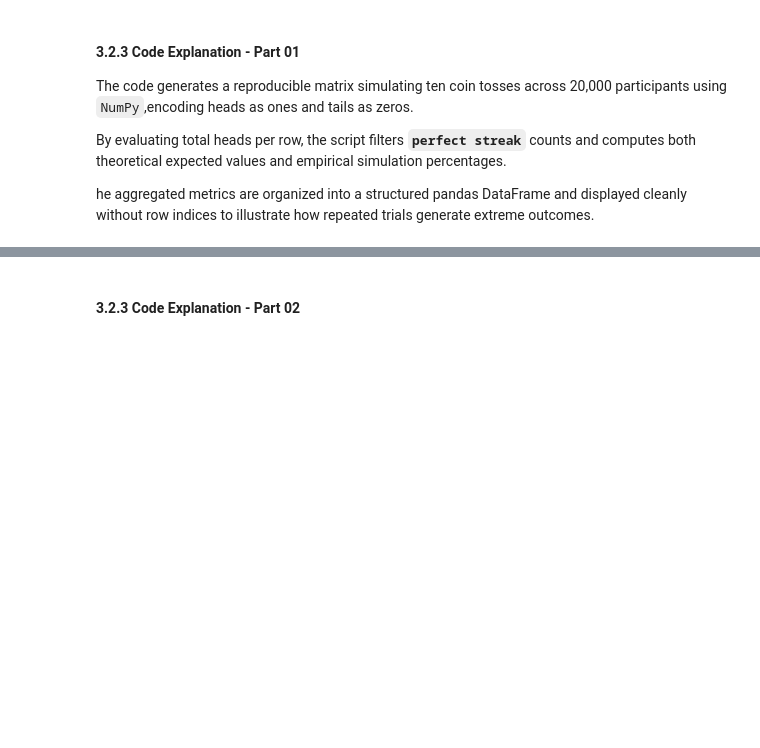
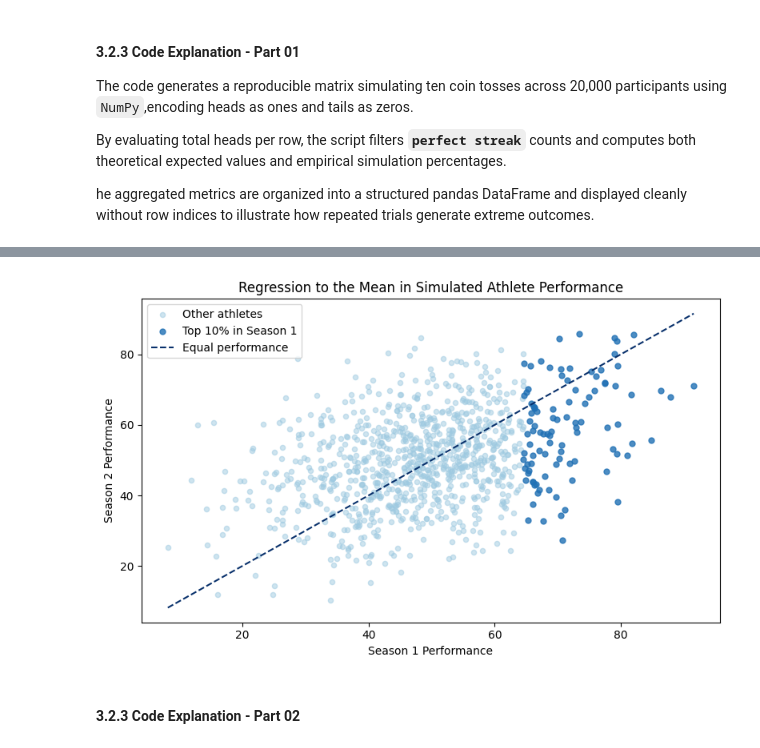
Before and after one commit to kinanpta/Practical-Statistics-for-Data-Scientists, a Jupyter notebook: Chapter02_Data_and_Sampling_Distributions.ipynb, the cells around one changed output, grey strips where cells are left out. Cells and saved outputs as stored; diff of their text form; code cells hidden in the pictures; blank space fills up the shorter version.

```diff
--- a/Chapter02_Data_and_Sampling_Distributions.ipynb
+++ b/Chapter02_Data_and_Sampling_Distributions.ipynb
@@ -325,3 +343,58 @@ display(summary)
+# %%
+# Identify the top 10% for visualization
+top_decile_mask = np.zeros(
+    n_athletes,
+    dtype=bool
+)
+top_decile_mask[top_decile_idx] = True
+
+# Plot the relationship between seasonal performances
+plt.figure(figsize=(8, 5))
+
+plt.scatter(
+    performance_season1[~top_decile_mask],
+    performance_season2[~top_decile_mask],
+    color="#9ecae1",
+    alpha=0.5,
+    s=20,
+    label="Other athletes",
+)
+
+plt.scatter(
+    performance_season1[top_decile_mask],
+    performance_season2[top_decile_mask],
+    color="#2171b5",
+    alpha=0.8,
+    s=25,
+    label="Top 10% in Season 1",
+)
+
+# Add a reference line for unchanged performance
+lower = min(
+    performance_season1.min(),
+    performance_season2.min()
+)
+upper = max(
+    performance_season1.max(),
+    performance_season2.max()
+)
+
+plt.plot(
+    [lower, upper],
+    [lower, upper],
+    color="#08306b",
+    linestyle="--",
+    label="Equal performance",
+)
+
+plt.title("Regression to the Mean in Simulated Athlete Performance")
+plt.xlabel("Season 1 Performance")
+plt.ylabel("Season 2 Performance")
+plt.legend()
+plt.tight_layout()
+plt.show()
+# %% [output]
+[figure, added]
 # %% [markdown]
 #### 3.2.3 Code Explanation - Part 02
 # %% [markdown]
```
Also changed, not shown: parts of 7 cells of this notebook.
